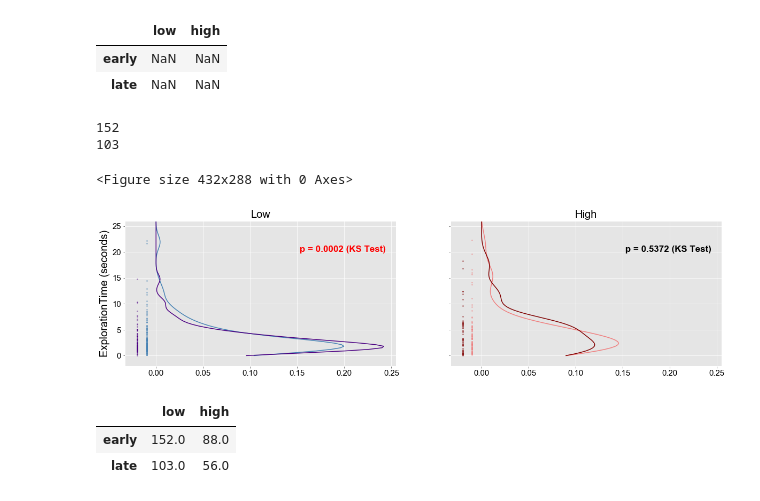
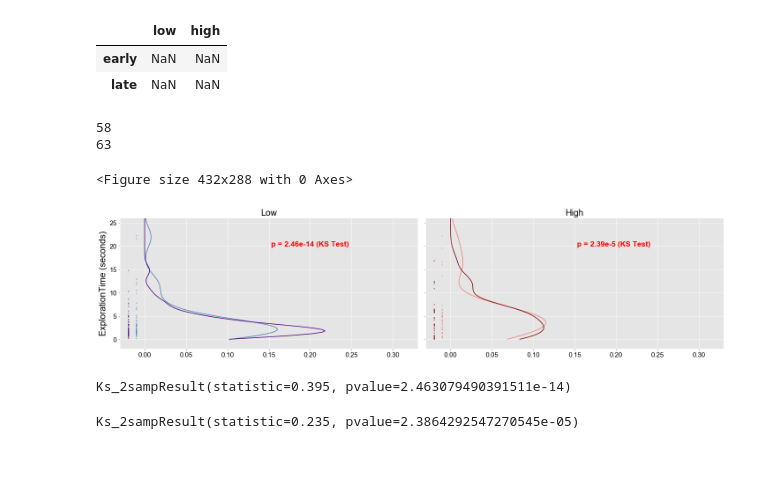
Before and after one commit to itsMahad/ManducaMultiSenseFeeding, a Jupyter notebook: Learning_Curves_And_Probability_Distributions_Git.ipynb, the cells around one changed output. Drawn from its saved outputs; the diff is of its cells as text; code cells hidden in the pictures; blank space fills up the shorter version.

```diff
--- a/Learning_Curves_And_Probability_Distributions_Git.ipynb
+++ b/Learning_Curves_And_Probability_Distributions_Git.ipynb
@@ -513,11 +342,11 @@ sns.boxplot(x="lightLevel", y="DiscoveryTime", hue="binLabel", data=notoutliers,
 # %%
 test = notoutliers
 # %%
-First_3 = notoutliers[(notoutliers.trialNum >= 0) & (notoutliers.trialNum <= 9)]
+First_3 = notoutliers[(notoutliers.trialNum >= 0) & (notoutliers.trialNum <= 3)]
 First_5 = notoutliers[(notoutliers.trialNum >= 4) & (notoutliers.trialNum <= 14)]
 First_10 = notoutliers[(notoutliers.trialNum >= 9) & (notoutliers.trialNum <= 19)]
 # Visits_15thru25 = notoutliers[(notoutliers.trialNum > 14) & (notoutliers.trialNum <= 24)]
-First_20 = notoutliers[(notoutliers.trialNum >= 14) & (notoutliers.trialNum <= 24)]
+First_20 = notoutliers[(notoutliers.trialNum >= 14) & (notoutliers.trialNum <= 19)]
 First_30 = notoutliers[(notoutliers.trialNum >= 19) & (notoutliers.trialNum <= 29)]
 All = notoutliers[(notoutliers.trialNum >= 24) & (notoutliers.trialNum <= 34)]
 #look at data to see better lateTrial numbers
@@ -857,6 +702,6 @@ Index(['Unnamed: 0', 'Unnamed: 0.1', 'In_Frame', 'Out_Frame', 'Proboscis',
 # %%
-low = notoutliers[(notoutliers.name.str.contains('L0.1_')) & (notoutliers.trialNum >= 0) & (notoutliers.trialNum <= 9)| (notoutliers.name.str.contains('L0.1_')) & (notoutliers.trialNum >= 14) & (notoutliers.trialNum <= 24)]
-high = notoutliers[(notoutliers.name.str.contains('L50_')) & (notoutliers.trialNum >= 0) & (notoutliers.trialNum <= 9)| (notoutliers.name.str.contains('L50_')) & (notoutliers.trialNum >= 14) & (notoutliers.trialNum <= 24)]
+low = notoutliers[(notoutliers.name.str.contains('L0.1_')) & (notoutliers.trialNum >= 0) & (notoutliers.trialNum <= 3)| (notoutliers.name.str.contains('L0.1_')) & (notoutliers.trialNum >= 14) & (notoutliers.trialNum <= 19)]
+high = notoutliers[(notoutliers.name.str.contains('L50_')) & (notoutliers.trialNum >= 0) & (notoutliers.trialNum <= 3)| (notoutliers.name.str.contains('L50_')) & (notoutliers.trialNum >= 14) & (notoutliers.trialNum <= 19)]
 # %%
 low.trialNum.values
 # %% [output]
@@ -970,6 +806,9 @@ f2, ax2 = plt.subplots(1,2,sharex = True, sharey = True, figsize = (20,5))
 
 
 offset = 0
+t_l_e = []
+t_l_l = []
+
 for f, df in low.groupby('visit_chunk', sort = True):
 
     data = df.DiscoveryTime
@@ -977,17 +816,19 @@ for f, df in low.groupby('visit_chunk', sort = True):
     print(len(data))
     kde = kde_scipy(data)
 
+
     temp = kde.pdf(bin_center)
     temp /= delta * np.sum(temp)
-    low_df.loc[:,f]=temp
+    low_df.loc[:,f] = temp
+
 
     if f.startswith("early"):
         c = 'steelblue'
-
+        t_l_e.extend(temp)
         d = 'steelblue'
     elif f.startswith("late"):
         c = 'indigo'
-
+        t_l_l.extend(temp)
 
         d = 'indigo'
 
@@ -997,46 +838,57 @@ for f, df in low.groupby('visit_chunk', sort = True):
 
     ax2[0].set_title('Low', size = 20)
 offset = 0
+t_h_e = []
+t_h_l = []
+
 for f, df in high.groupby('visit_chunk', sort = True):
 
     data = df.DiscoveryTime
     light_level.loc[f,'high'] = len(data)
     kde = kde_scipy(data)
 
     temp = kde.pdf(bin_center)
     temp /= delta * np.sum(temp)
     high_df.loc[:,f]=temp
 
+
     if f.startswith("early"):
+
         c = 'lightcoral'
-
+        t_h_e.extend(temp)
         d = 'lightcoral'
     elif f.startswith("late"):
+        t_h_l.extend(temp)
         c = 'maroon'
 
 
         d = 'maroon'
     p = ax2[1].plot(temp, bin_center, label = f, color = c)
     ax2[1].plot([-0.01 + offset]*len(data), data, 'o', ms = 2, color = c, mec = d, alpha = 0.35)
     offset+=-0.01
 
     ax2[1].set_title('High', size = 20)
 ax2[0].set_ylim(-2, 26)
 ax2[0].set_ylabel('ExplorationTime (seconds)', size = 20, color = 'k')
-
+ax2[0].set_xlim(-.03, .33)
 ax2[0].tick_params(labelsize = 15, labelcolor = 'k')
 ax2[1].tick_params(labelsize = 15, labelcolor = 'k')
-ax2[0].text(0.15, 20, ' p = 0.0002 (KS Test)', color = 'r', weight = 'bold', size = 17 )
-ax2[1].text(0.15, 20, ' p = 0.5372 (KS Test)', color = 'k', weight = 'bold', size = 17 )
-plt.savefig(outpath_figg + "\\" + 'Early_Late_Comparison_AcrossLights_PDE.png')
+ax2[0].text(0.15, 20, ' p = 2.46e-14 (KS Test)', color = 'r', weight = 'bold', size = 17 )
+ax2[1].text(0.15, 20, ' p = 2.39e-5 (KS Test)', color = 'r', weight = 'bold', size = 17 )
+plt.tight_layout()
+# plt.savefig(outpath_figg + "\\" + 'Early_Late_Comparison_AcrossLights_PDE.png')
 # %% [output]
-152
-103
+58
+63
 <Figure size 432x288 with 0 Axes>
-[figure, old version]
+[figure, new version]
-# %%
-light_level
-# %% [output]
-|  | low | high |
-| early | 152.0 | 88.0 |
-| late | 103.0 | 56.0 |
+# %%
+#low light early vs. late comparison
+stats.ks_2samp(t_l_e,t_l_l)
+# %% [output]
+Ks_2sampResult(statistic=0.395, pvalue=2.463079490391511e-14)
+# %%
+#high light early vs. late comparison
+stats.ks_2samp(t_h_e,t_h_l)
+# %% [output]
+Ks_2sampResult(statistic=0.235, pvalue=2.3864292547270545e-05)
```
Also changed, not shown: parts of 56 cells of this notebook.
